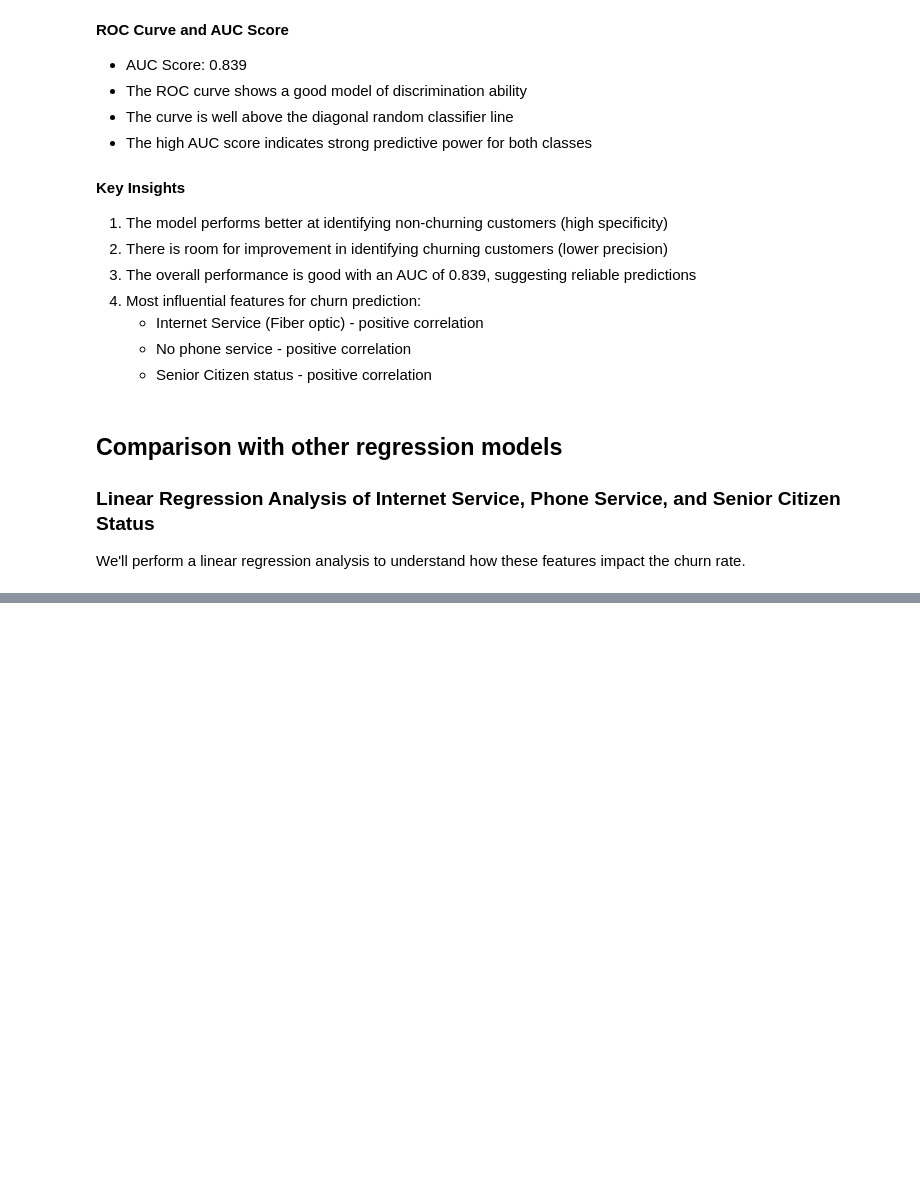
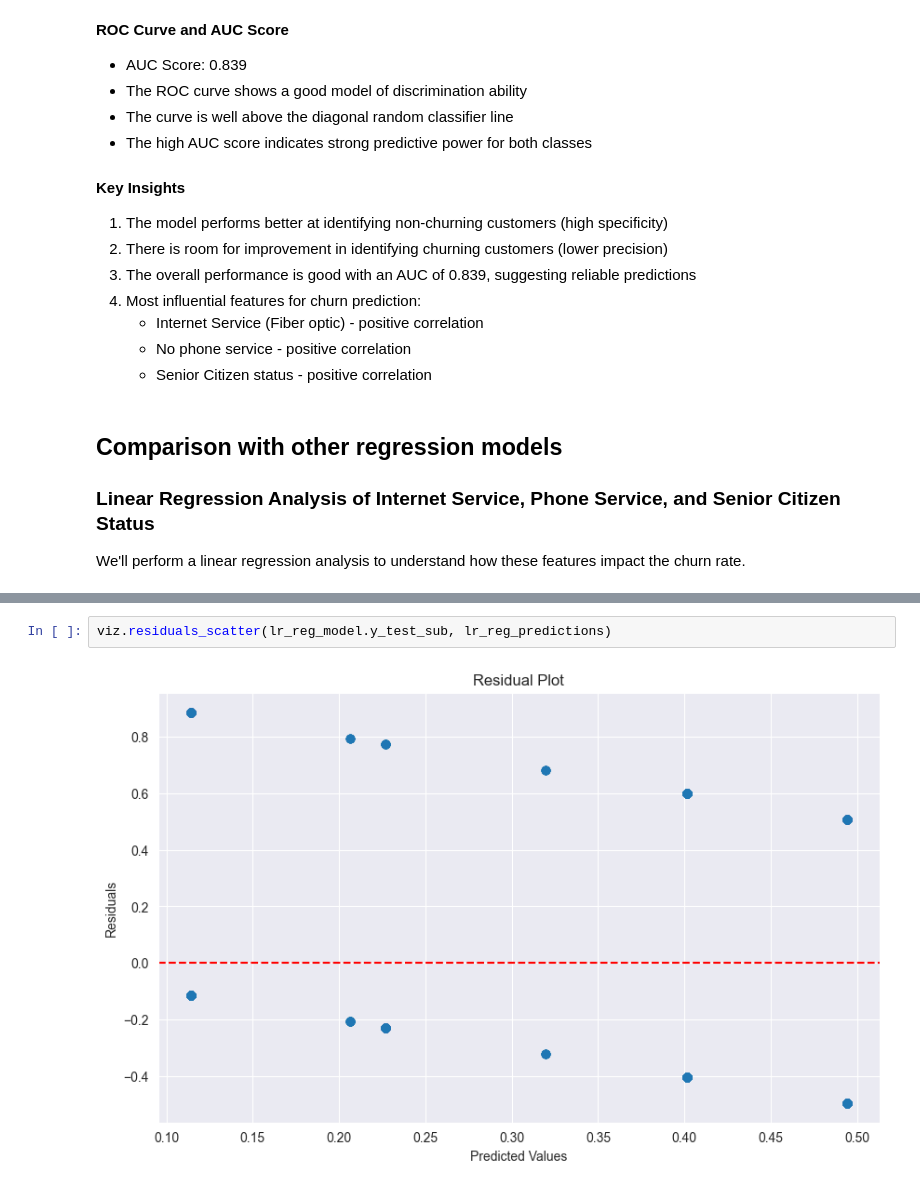
Before and after one commit to TouKhen/bloc-3, a Jupyter notebook: notebooks/data-explo-clean.ipynb, the cells around one changed output, grey strips where cells are left out. Saved outputs shown, nothing was run; the diff lists cells and outputs as text; blank space fills up the shorter version.

```diff
--- a/notebooks/data-explo-clean.ipynb
+++ b/notebooks/data-explo-clean.ipynb
@@ -163,0 +187,4 @@ TypeError: Models.logistic_regression() takes 1 positional argument but 4 were g
+# %%
+viz.residuals_scatter(lr_reg_model.y_test_sub, lr_reg_predictions)
+# %% [output]
+[figure, added]
```
Also changed, not shown: parts of 8 cells of this notebook, 3 other files.
